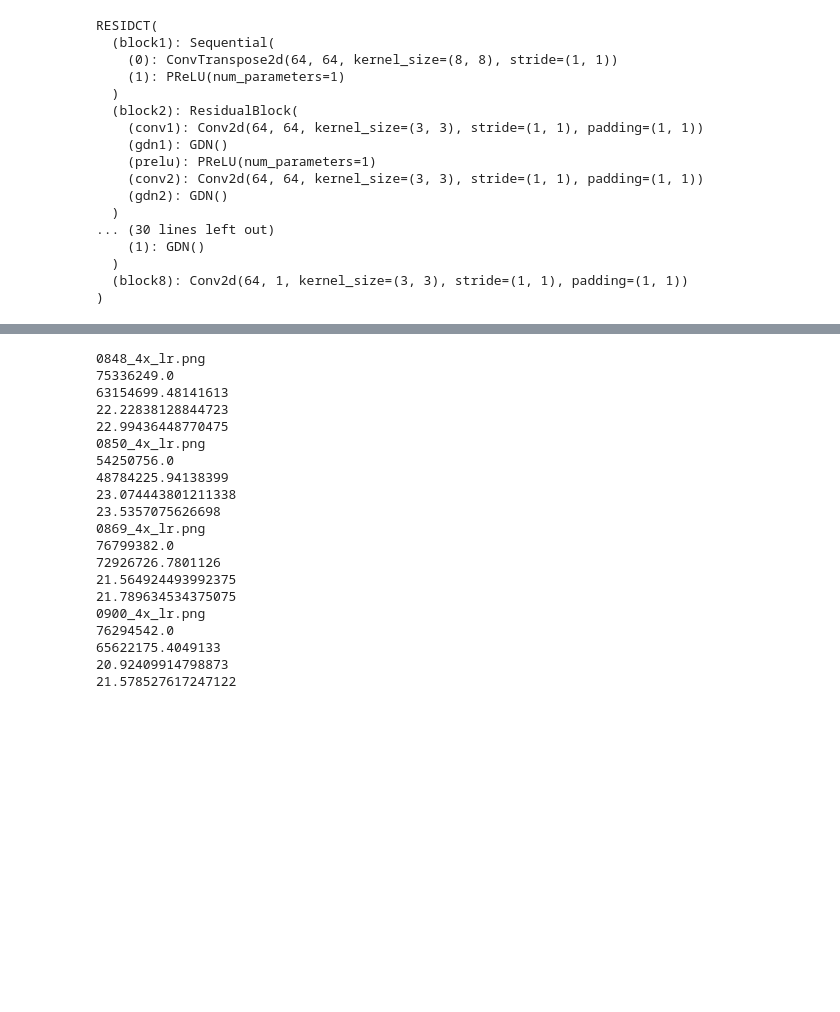
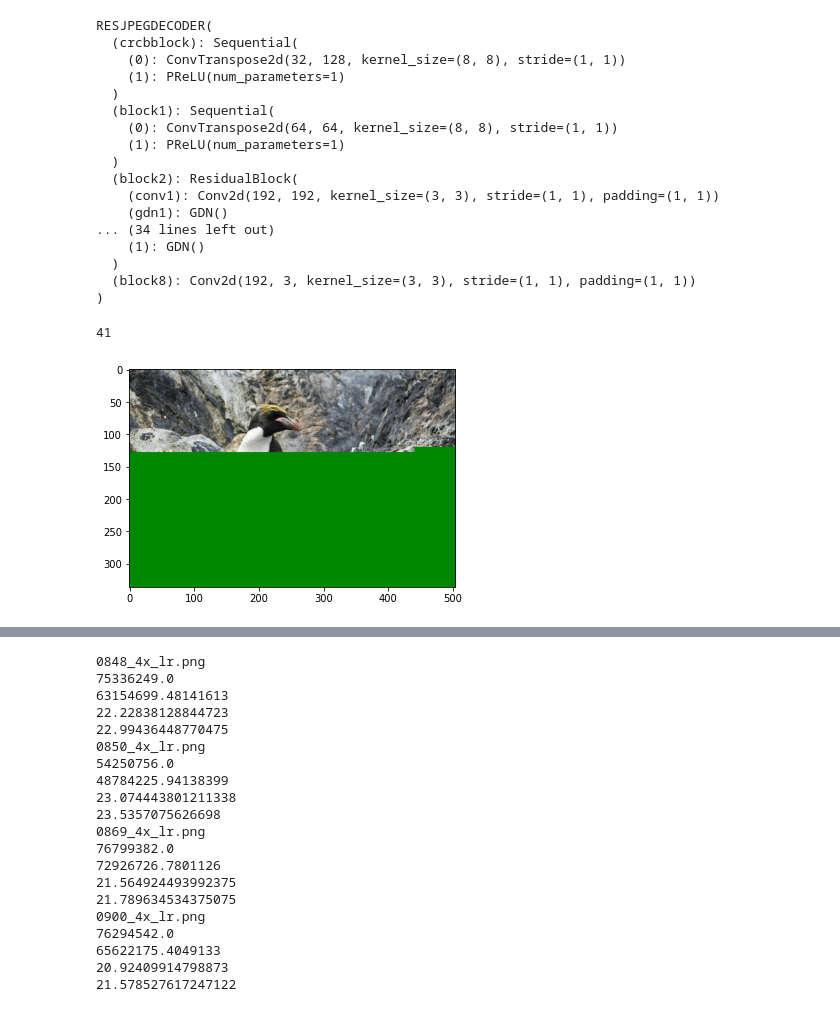
Before and after one commit to hanyuan97/learned-idct, a Jupyter notebook: test.ipynb, the cells around one changed output, grey strips where cells are left out. Saved outputs shown, nothing was run; the diff lists cells and outputs as text; code cells hidden in the pictures; blank space fills up the shorter version.

Commit message:
add color test

```diff
--- a/test.ipynb
+++ b/test.ipynb
@@ -42,6 +42,8 @@ elif model_type == "decnn":
     model = DECNNIDCT(num_channels=64, size=size)
 elif model_type == "res":
     model = RESIDCT(num_channels=64, size=size)
+elif model_type == "res_dec":
+        model = RESJPEGDECODER()
 
 model.to(device)
 model.load_state_dict(torch.load(f"./weights/{modelname}.pth"))
@@ -49,20 +51,65 @@ model.eval()
 # test_set = load_file("data", filename)
 # print(len(dctDataset))
 # %% [output]
-RESIDCT(
+RESJPEGDECODER(
+  (crcbblock): Sequential(
+    (0): ConvTranspose2d(32, 128, kernel_size=(8, 8), stride=(1, 1))
+    (1): PReLU(num_parameters=1)
+  )
   (block1): Sequential(
     (0): ConvTranspose2d(64, 64, kernel_size=(8, 8), stride=(1, 1))
     (1): PReLU(num_parameters=1)
   )
   (block2): ResidualBlock(
-    (conv1): Conv2d(64, 64, kernel_size=(3, 3), stride=(1, 1), padding=(1, 1))
+    (conv1): Conv2d(192, 192, kernel_size=(3, 3), stride=(1, 1), padding=(1, 1))
     (gdn1): GDN()
-    (prelu): PReLU(num_parameters=1)
-    (conv2): Conv2d(64, 64, kernel_size=(3, 3), stride=(1, 1), padding=(1, 1))
-    (gdn2): GDN()
-  )
-... (30 lines left out)
+... (34 lines left out)
     (1): GDN()
   )
-  (block8): Conv2d(64, 1, kernel_size=(3, 3), stride=(1, 1), padding=(1, 1))
+  (block8): Conv2d(192, 3, kernel_size=(3, 3), stride=(1, 1), padding=(1, 1))
 )
+# %%
+data_path = "../../dataset/DIV2K_valid_HR"
+test_images = [i for i in os.listdir(data_path) if i.endswith("4x_lr.png")]
+name = test_images[0]
+img = np.float32(cv2.cvtColor(cv2.imread(f"{data_path}/{name}"), cv2.COLOR_BGR2YCR_CB))
+w = img.shape[1]
+h = img.shape[0]
+batch_size = 1000
+img = img[:h//8*8, :w//8*8]
+jpeg_recon = np.zeros(img.shape)
+res_recon = np.zeros(img.shape)
+quan_recon = []
+for y in range(0, img.shape[0] - size + 1, size):
+        for x in range(0, img.shape[1] - size + 1, size):
+            mcu = img[y:y+size,x:x+size]
+            dct = jpeg.dct(mcu)
+            quan = jpeg.quanti(dct)
+            chw = quan.transpose(2, 0, 1)
+            yy = chw[0].reshape(64, 1, 1)
+            cr = cv2.resize(chw[1], (4, 4), interpolation=cv2.INTER_AREA).reshape(16, 1, 1)
+            cb = cv2.resize(chw[2], (4, 4), interpolation=cv2.INTER_AREA).reshape(16, 1, 1)
+            quan_recon.append(np.concatenate((yy, cr, cb)))
+            decoded_mcu = jpeg.decode_mcu(quan)
+            jpeg_recon[y:y+size,x:x+size] = decoded_mcu
+
+ipt = torch.from_numpy(np.array(quan_recon)[:batch_size]).to(device, dtype=torch.float)
+opt = model(ipt)
+c=0
+start = 0
+for y in range(img.shape[0]//8):
+    for x in range(img.shape[1]//8):
+        if c >= batch_size:
+            start = c//batch_size * batch_size
+            ipt = torch.from_numpy(np.array(quan_recon)[start:start + batch_size]).to(device, dtype=torch.float)
+            opt = model(ipt)
+        test = opt[y*img.shape[1]//8+x - start].cpu().detach().numpy()*255
+        res_recon[y*8:y*8+size,x*8:x*8+size] = test.transpose(1,2,0)
+        c+=1
+# %% [output]
+41
+# %%
+plt.imshow(cv2.cvtColor(res_recon.astype('uint8'), cv2.COLOR_YCR_CB2RGB))
+plt.show()
+# %% [output]
+[figure, added]
```
Also changed, not shown: parts of 3 cells of this notebook, 1 other file.
